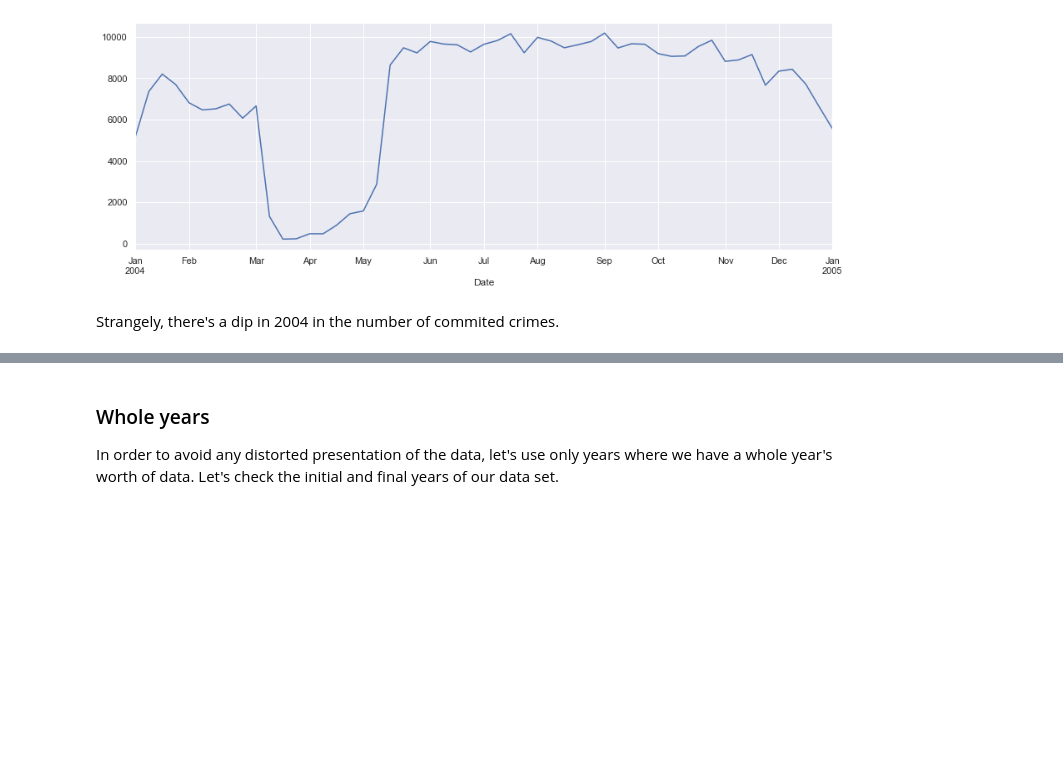
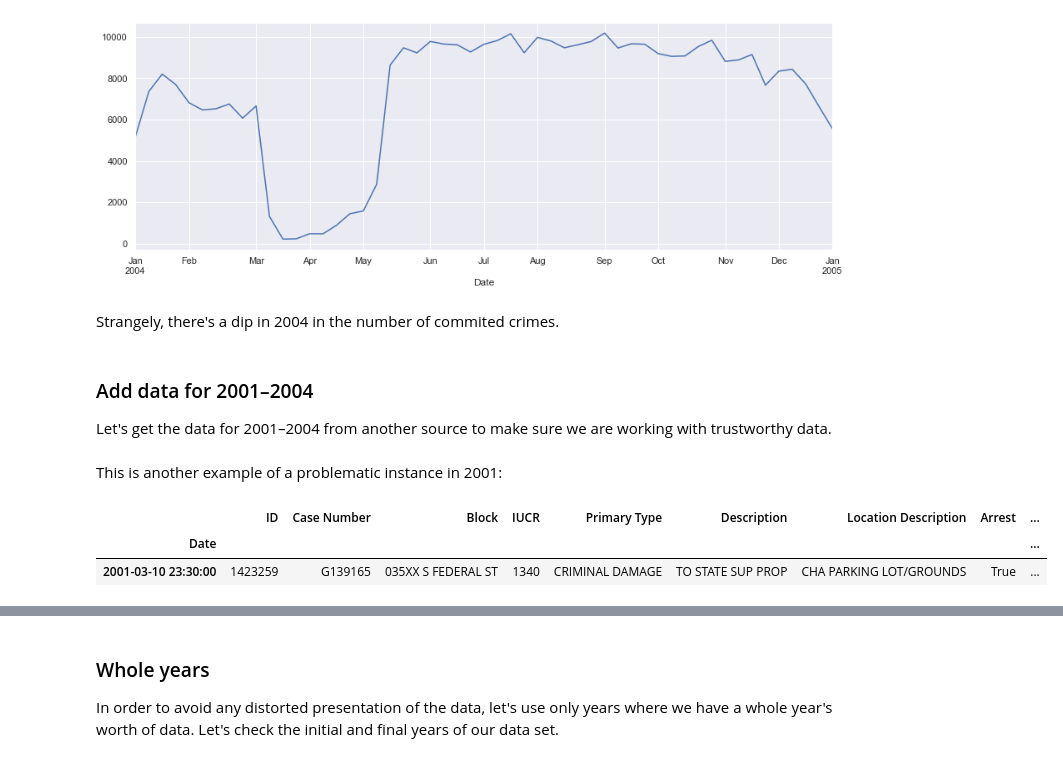
Before and after one commit to vbernardes/chicago-crime-dataviz, a Jupyter notebook: EDA.ipynb, the cells around one changed output, grey strips where cells are left out. Cells and saved outputs as stored; diff of their text form; code cells hidden in the pictures; blank space fills up the shorter version.

```diff
--- a/EDA.ipynb
+++ b/EDA.ipynb
@@ -134,3 +135,15 @@ crimes_df.loc[crimes_df.index.year == 2004].resample('W')['ID'].count().plot(fig
 [figure]
 # %% [markdown]
 Strangely, there's a dip in 2004 in the number of commited crimes.
+# %% [markdown]
+### Add data for 2001–2004
+
+Let's get the data for 2001–2004 from another source to make sure we are working with trustworthy data.
+# %% [markdown]
+This is another example of a problematic instance in 2001:
+# %%
+crimes_df.loc[~crimes_df.Year.isin(range(2001,2020))]
+# %% [output]
+|  | ID | Case Number | Block | IUCR | Primary Type | Description | Location Description | Arrest | ... |
+| Date |  |  |  |  |  |  |  |  | ... |
+| 2001-03-10 23:30:00 | 1423259 | G139165 | 035XX S FEDERAL ST | 1340 | CRIMINAL DAMAGE | TO STATE SUP PROP | CHA PARKING LOT/GROUNDS | True | ... |
```
Also changed, not shown: parts of 7 cells of this notebook.
